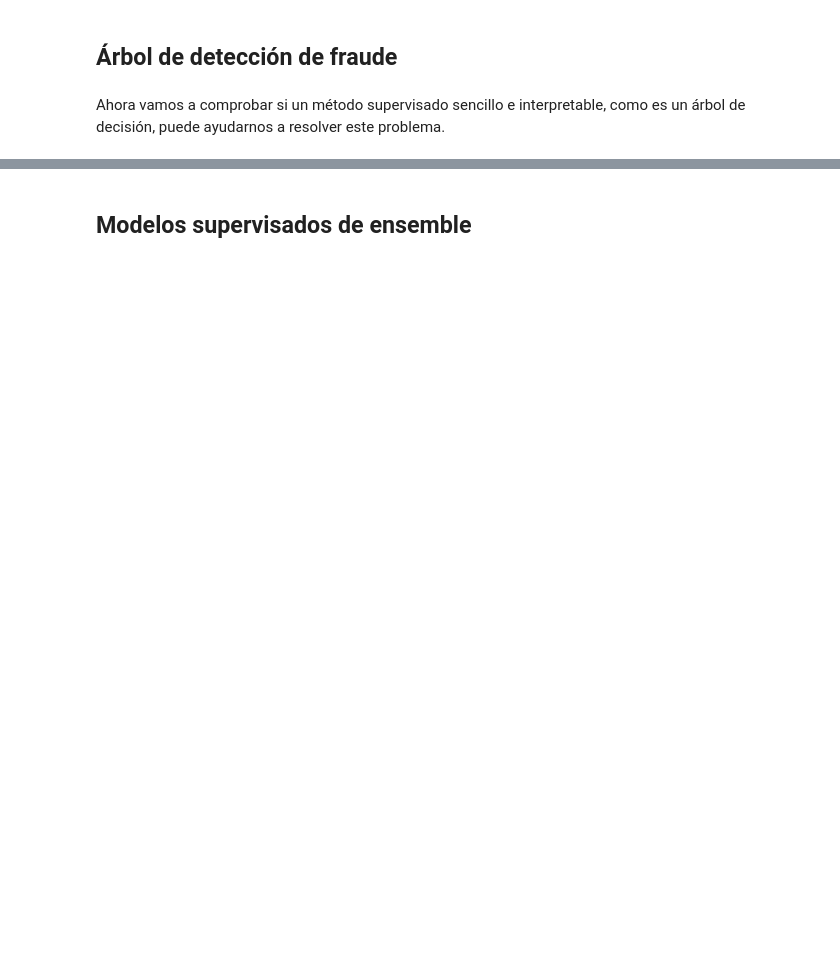
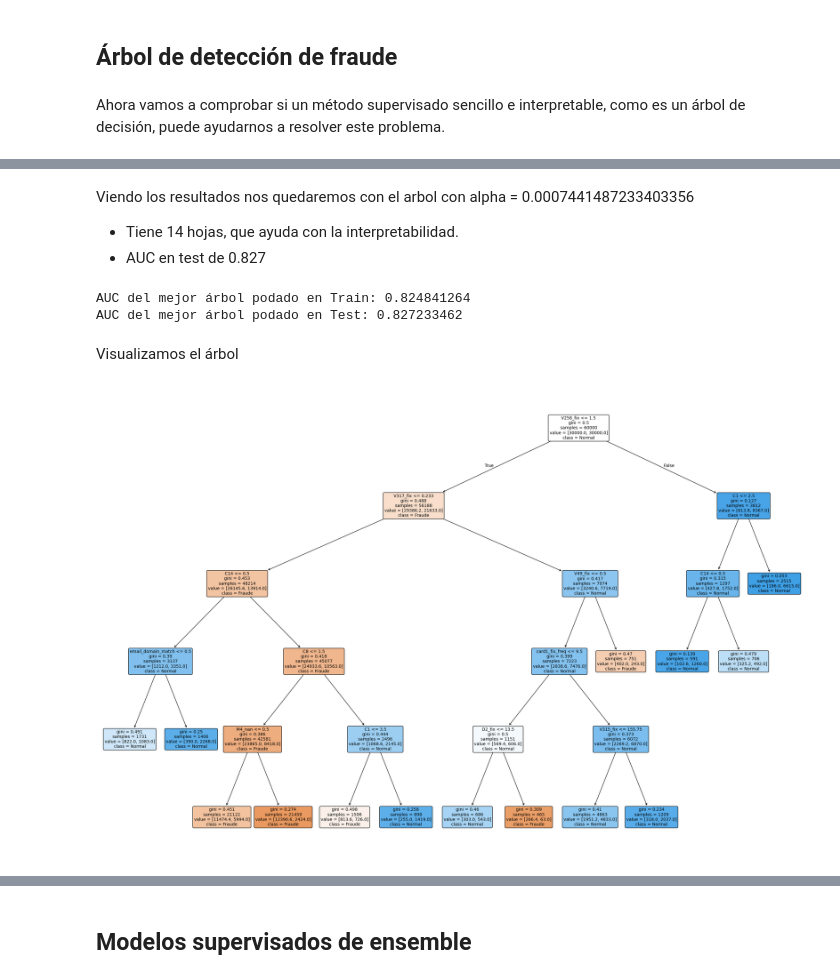
Before and after one commit to danielhuarita/decision_tree_ensembles, a Jupyter notebook: code/fraudDetection_student.ipynb, the cells around one changed output, grey strips where cells are left out. Drawn from its saved outputs; the diff is of its cells as text; code cells hidden in the pictures; blank space fills up the shorter version.

```diff
--- a/code/fraudDetection_student.ipynb
+++ b/code/fraudDetection_student.ipynb
@@ -1250,0 +1472,52 @@ Ahora vamos a comprobar si un método supervisado sencillo e interpretable, como
+# %% [markdown]
+Viendo los resultados nos quedaremos con el arbol con alpha = 0.0007441487233403356
+
+- Tiene 14 hojas, que ayuda con la interpretabilidad.
+- AUC en test de 0.827
+# %%
+# Seleccionamos el mejor modelo podado basado en el mejor AUC en test y menor número de hojas
+best_prunned_clas_tree = DecisionTreeClassifier(
+    random_state=42,
+    class_weight='balanced',
+    min_samples_leaf=300,
+    max_features=None,
+    max_depth=5,
+    criterion='gini',
+    ccp_alpha=ccp_alphas[16]
+)
+
+# Entrenamos el modelo
+best_prunned_clas_tree.fit(x_train, y_train)
+
+# Obtenemos las probabilidades de predicción para el conjunto de entrenamiento y prueba
+y_train_proba = best_prunned_clas_tree.predict_proba(x_train)[:, 1]
+y_test_proba = best_prunned_clas_tree.predict_proba(x_test)[:, 1]
+
+# AUC
+train_auc = roc_auc_score(y_train, y_train_proba)
+test_auc = roc_auc_score(y_test, y_test_proba)
+
+print('AUC del mejor árbol podado en Train:', train_auc)
+print('AUC del mejor árbol podado en Test:', test_auc)
+# %% [output]
+AUC del mejor árbol podado en Train: 0.824841264
+AUC del mejor árbol podado en Test: 0.827233462
+# %% [markdown]
+Visualizamos el árbol
+# %%
+# Configuramos el tamaño de la figura para visualizar el árbol de decisión
+plt.figure(figsize=(30, 20))
+
+# Visualizamos el árbol de decisión utilizando plot_tree
+plot_tree(
+    best_prunned_clas_tree,
+    feature_names=x_train.columns,
+    class_names=['Fraude','Normal'],
+    filled=True,
+    rounded=True,
+    fontsize=10
+)
+
+plt.show()
+# %% [output]
+[figure, added]
```
Also changed, not shown: parts of 26 cells of this notebook.
